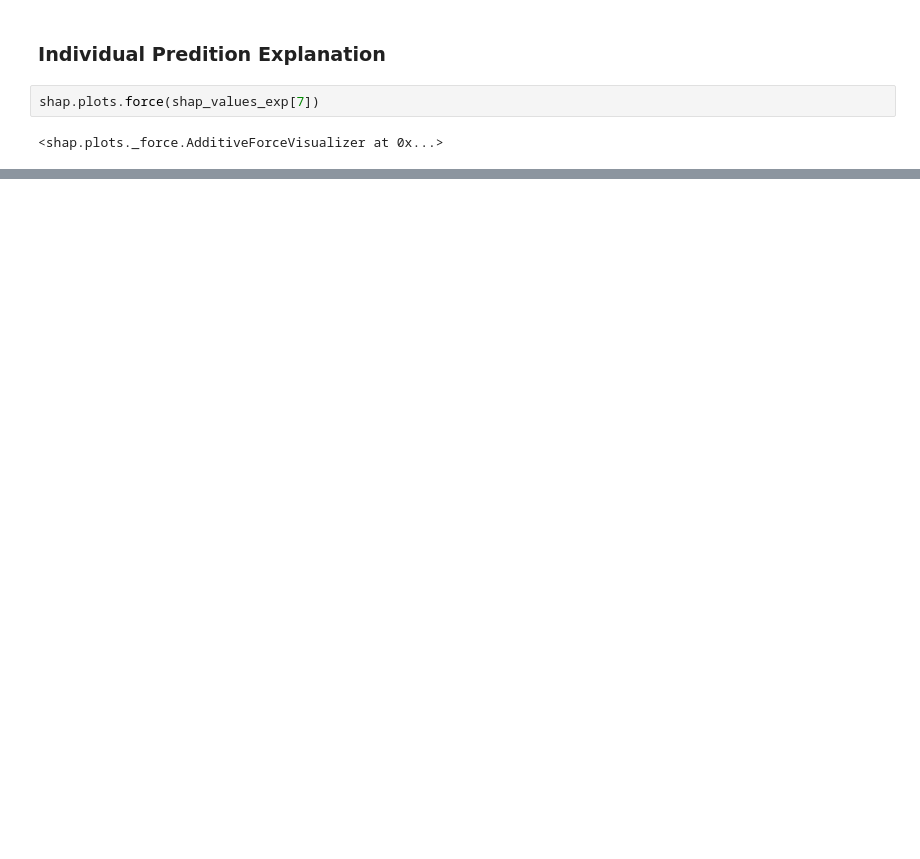
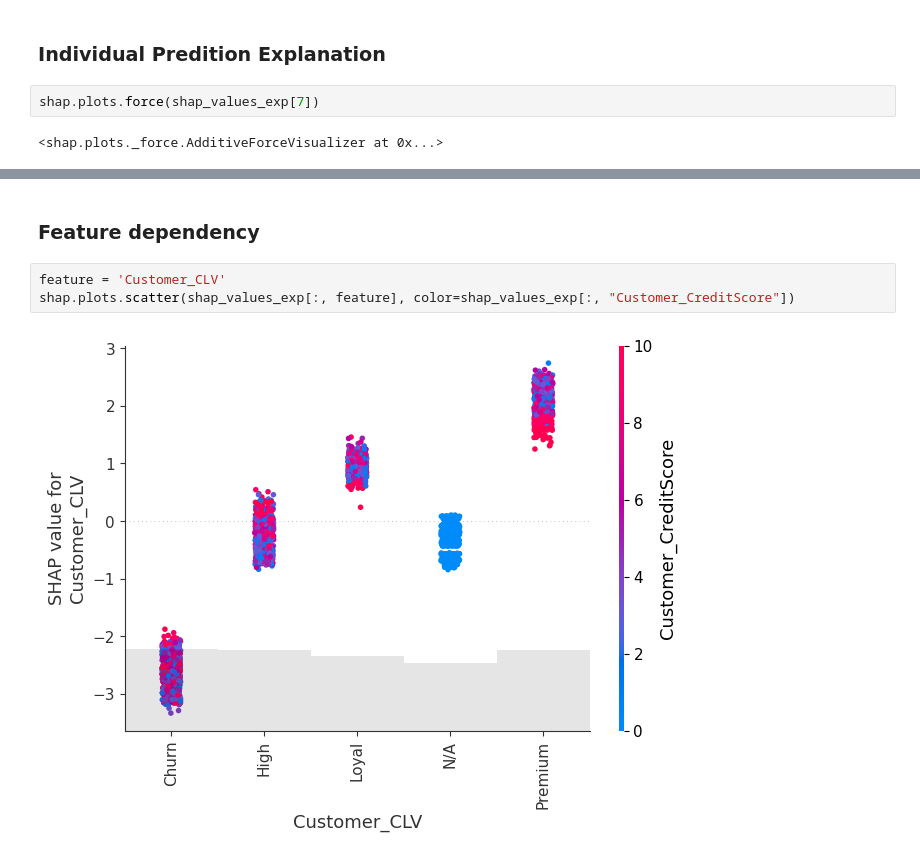
Before and after one commit to grishasen/hds, a Jupyter notebook: catboost_hds.ipynb, the cells around one changed output, grey strips where cells are left out. Saved outputs shown, nothing was run; the diff lists cells and outputs as text; blank space fills up the shorter version.

```diff
--- a/catboost_hds.ipynb
+++ b/catboost_hds.ipynb
@@ -530,0 +540,7 @@ shap.plots.waterfall(shap_values_exp[7])
+# %% [markdown]
+### Feature dependency
+# %%
+feature = 'Customer_CLV'
+shap.plots.scatter(shap_values_exp[:, feature], color=shap_values_exp[:, "Customer_CreditScore"])
+# %% [output]
+[figure, added]
```
Also changed, not shown: parts of 25 cells of this notebook.
